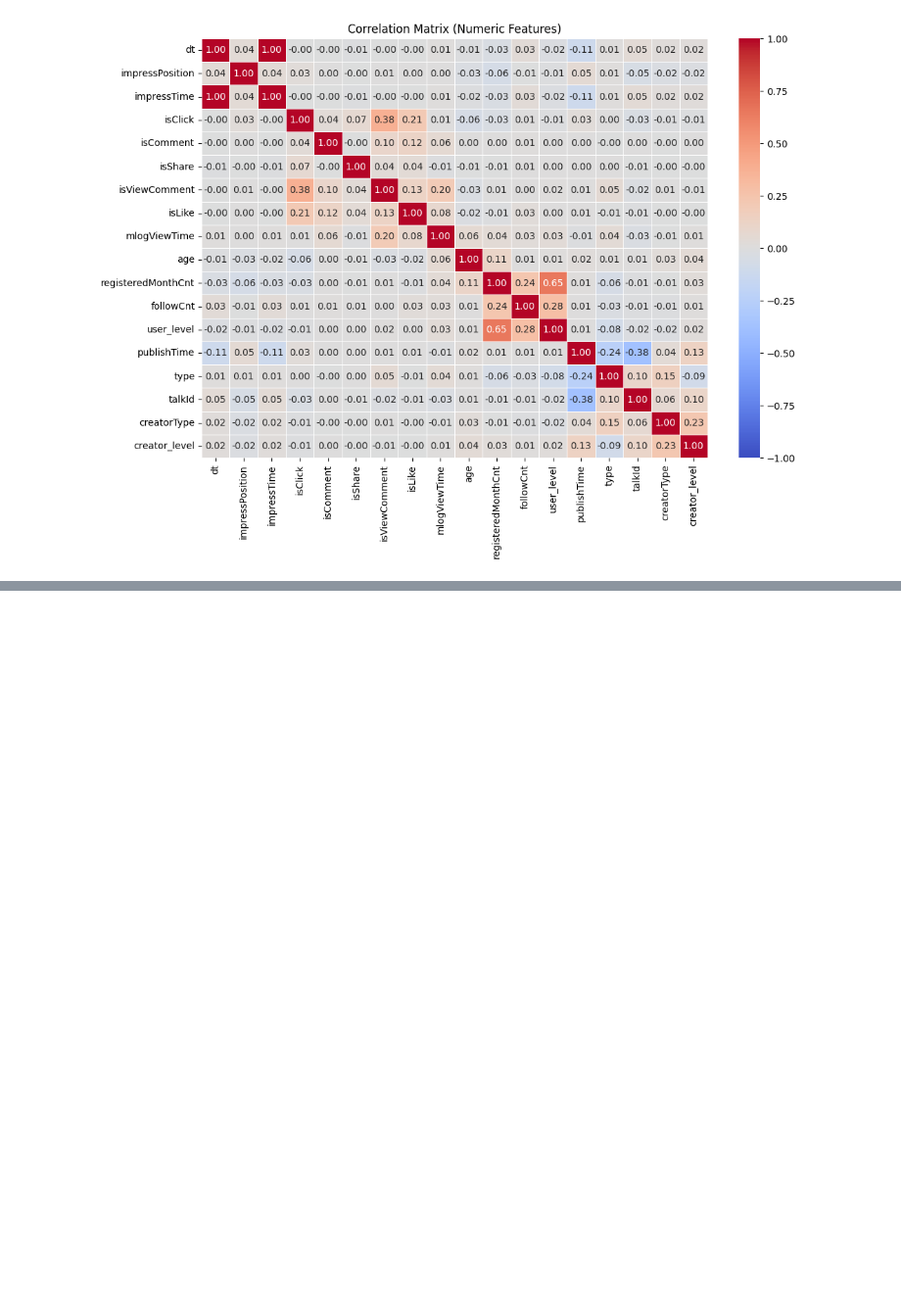
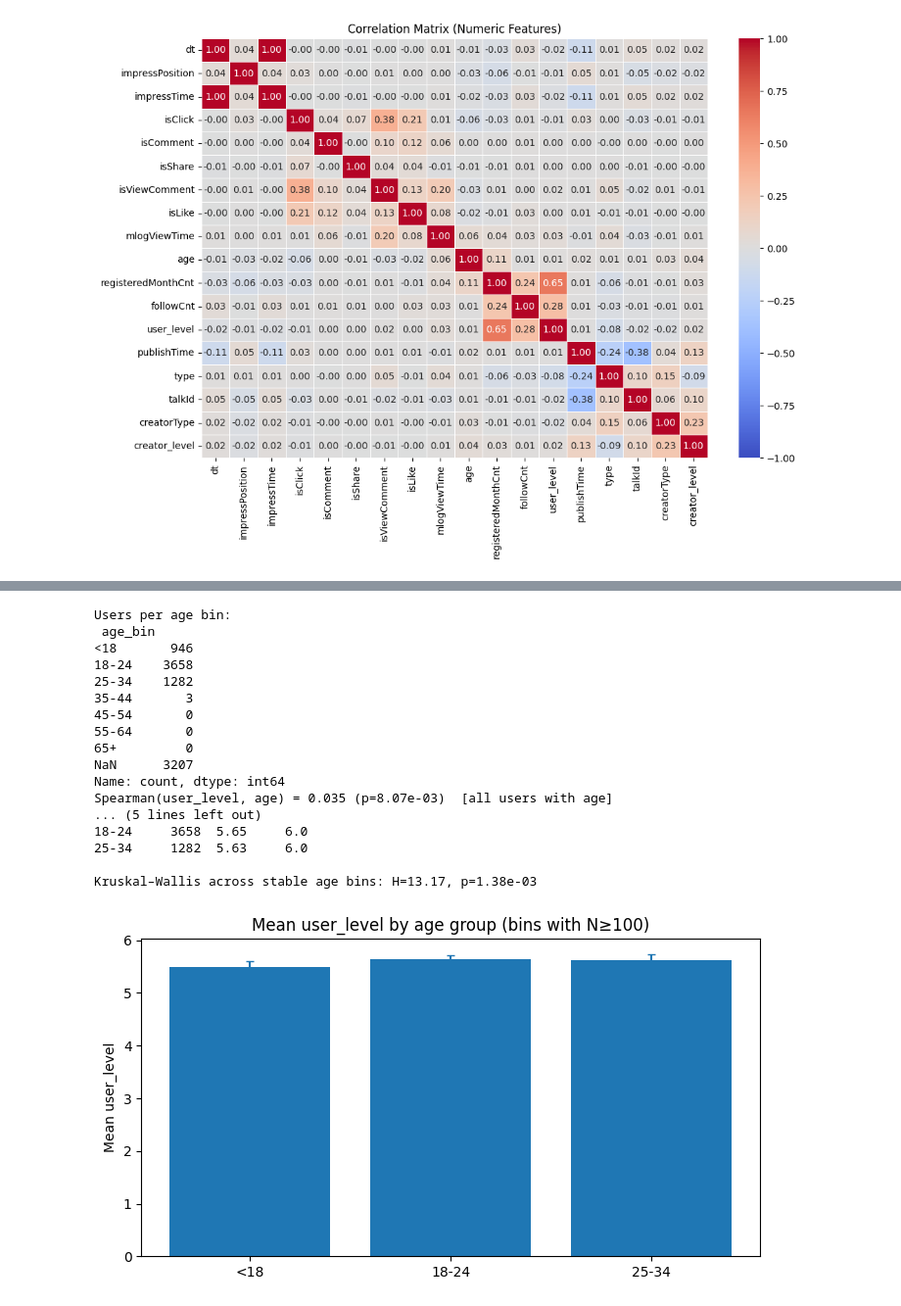
Before and after one commit to renaschaller/Master-Thesis-Music-Streaming, a Jupyter notebook: EDA/EDA.ipynb, the cells around one changed output, grey strips where cells are left out. Shown at 98% size. Cells and saved outputs as stored; diff of their text form; code cells hidden in the pictures; blank space fills up the shorter version.

```diff
--- a/EDA/EDA.ipynb
+++ b/EDA/EDA.ipynb
@@ -226,0 +277,77 @@ plt.show()
+# %%
+MIN_BIN_N = 100  # require at least this many users in a bin to include in tests/plots
+
+# Assuming you already built `users` with one row per user and a numeric `user_level` + `age`
+# users = df[['userId','user_level','age','gender','province']].drop_duplicates('userId').set_index('userId')
+users = users.copy()
+
+# 1) Define age bins and drop empty/sparse ones
+bins   = [0,18,25,35,45,55,65,120]
+labels = ['<18','18-24','25-34','35-44','45-54','55-64','65+']
+users['age_bin'] = pd.cut(pd.to_numeric(users['age'], errors='coerce'),
+                          bins=bins, labels=labels, right=False, include_lowest=True)
+
+# Count per bin
+bin_counts = users['age_bin'].value_counts(dropna=False)
+print("Users per age bin:\n", bin_counts.sort_index())
+
+# Keep only bins with enough data for stable stats
+valid_bins = set(bin_counts[bin_counts >= MIN_BIN_N].index)
+stable = users[users['age_bin'].isin(valid_bins)].dropna(subset=['user_level'])
+
+# 2) Spearman (using raw ages, drop NaNs)
+mask = users[['user_level','age']].notna().all(axis=1)
+rho, p = st.spearmanr(users.loc[mask, 'user_level'], users.loc[mask, 'age'])
+print(f"Spearman(user_level, age) = {rho:.3f} (p={p:.2e})  [all users with age]")
+
+# 3) Group stats on stable bins only (observed=True avoids warnings)
+lvl_by_age = (stable.groupby('age_bin', observed=True)['user_level']
+                     .agg(count='size', mean='mean', median='median')
+                     .round(2)
+                     .sort_index())
+print("\nuser_level by age_bin (stable bins only):\n", lvl_by_age)
+
+# 4) Nonparametric test across stable bins
+groups = [g['user_level'].dropna().values
+          for _, g in stable.groupby('age_bin', observed=True)]
+if len(groups) >= 2:
+    H, pval = st.kruskal(*groups)
+    print(f"\nKruskal–Wallis across stable age bins: H={H:.2f}, p={pval:.2e}")
+else:
+    print("\nNot enough stable bins for Kruskal–Wallis.")
+
+# 5) Plot: mean user_level by age group with 95% CI (stable bins only)
+means = lvl_by_age['mean']
+ns    = lvl_by_age['count']
+# Standard error and 95% CI assuming approx normality of means
+stds  = (stable.groupby('age_bin', observed=True)['user_level'].std()).reindex(lvl_by_age.index)
+ses   = stds / np.sqrt(ns)
+ci95  = 1.96 * ses
+
+fig = plt.figure(figsize=(7,4))
+x = np.arange(len(means))
+plt.bar(x, means.values)
+plt.errorbar(x, means.values, yerr=ci95.values, fmt='none', capsize=3)
+plt.xticks(x, lvl_by_age.index, rotation=0)
+plt.ylabel('Mean user_level')
+plt.title('Mean user_level by age group (bins with N≥{})'.format(MIN_BIN_N))
+plt.tight_layout(); plt.show()
+# %% [output]
+Users per age bin:
+ age_bin
+<18       946
+18-24    3658
+25-34    1282
+35-44       3
+45-54       0
+55-64       0
+65+         0
+NaN      3207
+Name: count, dtype: int64
+Spearman(user_level, age) = 0.035 (p=8.07e-03)  [all users with age]
+... (5 lines left out)
+18-24     3658  5.65     6.0
+25-34     1282  5.63     6.0
+
+Kruskal–Wallis across stable age bins: H=13.17, p=1.38e-03
+[figure, added]
```
Also changed, not shown: parts of 6 cells of this notebook.
